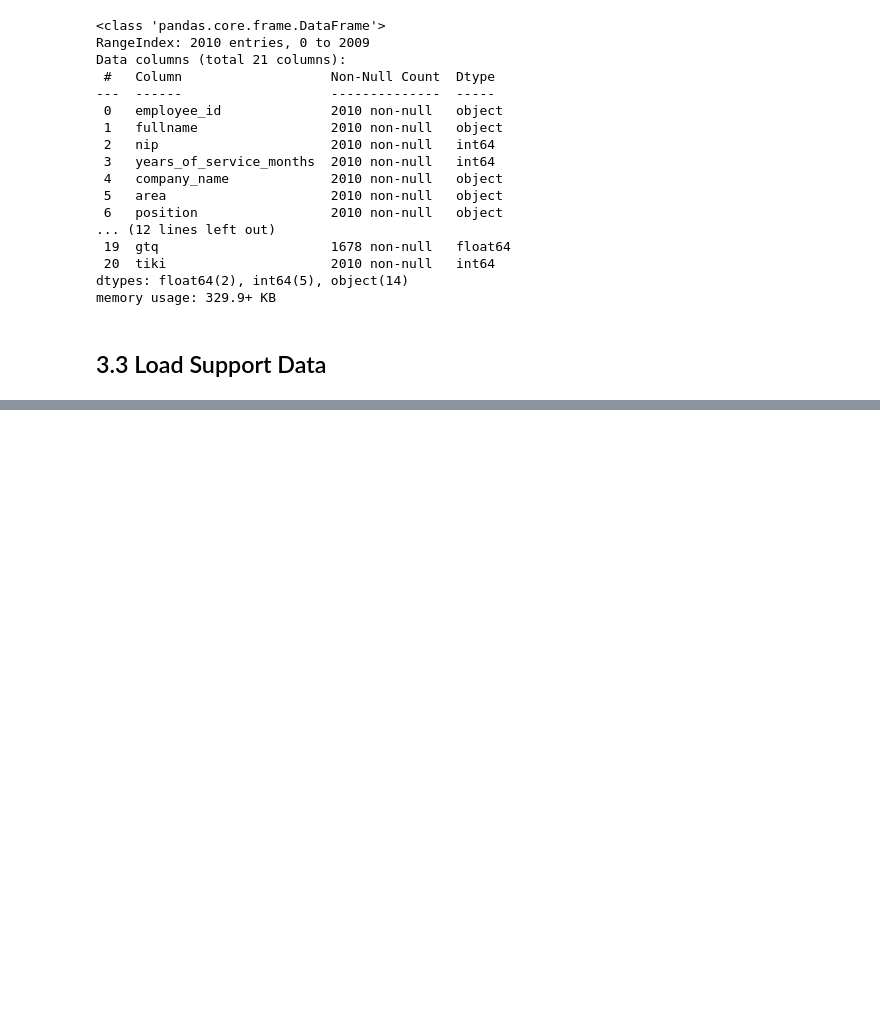
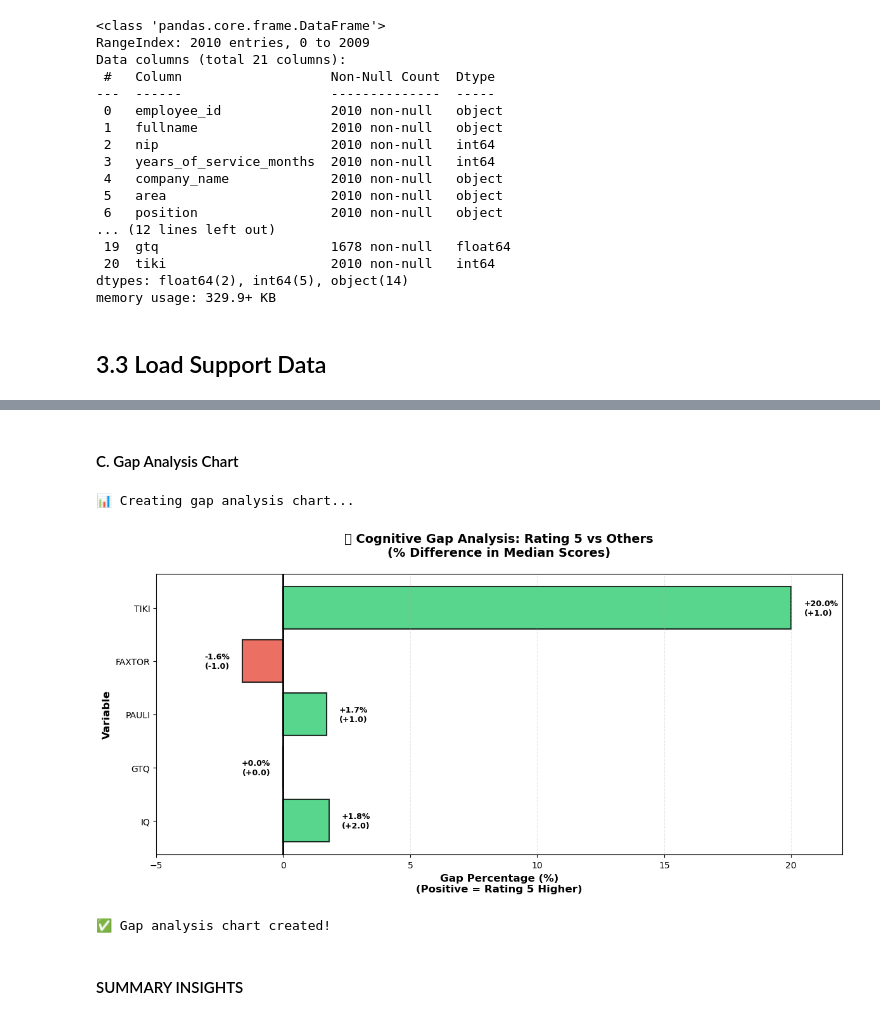
Before and after one commit to nnovallll/hr-case-aulia-afriza, a Jupyter notebook: notebooks/analysis.ipynb, the cells around one changed output, grey strips where cells are left out. Drawn from its saved outputs; the diff is of its cells as text; code cells hidden in the pictures; blank space fills up the shorter version.

```diff
--- a/notebooks/analysis.ipynb
+++ b/notebooks/analysis.ipynb
@@ -344,0 +838,40 @@ SELECT
+# %% [markdown]
+#### C. Gap Analysis Chart
+# %%
+print("\n📊 Creating gap analysis chart...")
+
+fig, ax = plt.subplots(figsize=(12, 6))
+
+# Plot gap percentages
+colors = ['#2ecc71' if x > 0 else '#e74c3c' for x in comparison_cog['Gap_Pct']]
+bars = ax.barh(comparison_cog['Variable'].str.upper(), comparison_cog['Gap_Pct'],
+               color=colors, alpha=0.8, edgecolor='black', linewidth=1.5)
+
+# Add value labels
+for i, (gap, gap_pct) in enumerate(zip(comparison_cog['Gap_Median'], comparison_cog['Gap_Pct'])):
+    x_pos = gap_pct + (0.5 if gap_pct > 0 else -0.5)
+    ax.text(x_pos, i, f'{gap_pct:+.1f}%\n({gap:+.1f})',
+            ha='left' if gap_pct > 0 else 'right', va='center',
+            fontsize=9, fontweight='bold')
+
+# Styling
+ax.axvline(0, color='black', linewidth=2, linestyle='-')
+ax.set_xlabel('Gap Percentage (%)\n(Positive = Rating 5 Higher)',
+              fontsize=12, fontweight='bold')
+ax.set_ylabel('Variable', fontsize=12, fontweight='bold')
+ax.set_title('🎯 Cognitive Gap Analysis: Rating 5 vs Others\n(% Difference in Median Scores)',
+             fontweight='bold', fontsize=14, pad=20)
+ax.grid(True, alpha=0.3, axis='x', linestyle='--')
+ax.set_xlim(min(comparison_cog['Gap_Pct'].min() - 2, -5),
+            max(comparison_cog['Gap_Pct'].max() + 2, 5))
+
+plt.tight_layout()
+plt.show()
+
+print("✅ Gap analysis chart created!")
+# %% [output]
+📊 Creating gap analysis chart...
+[figure, added]
+✅ Gap analysis chart created!
+# %% [markdown]
+#### SUMMARY INSIGHTS
```
Also changed, not shown: parts of 143 cells of this notebook.
